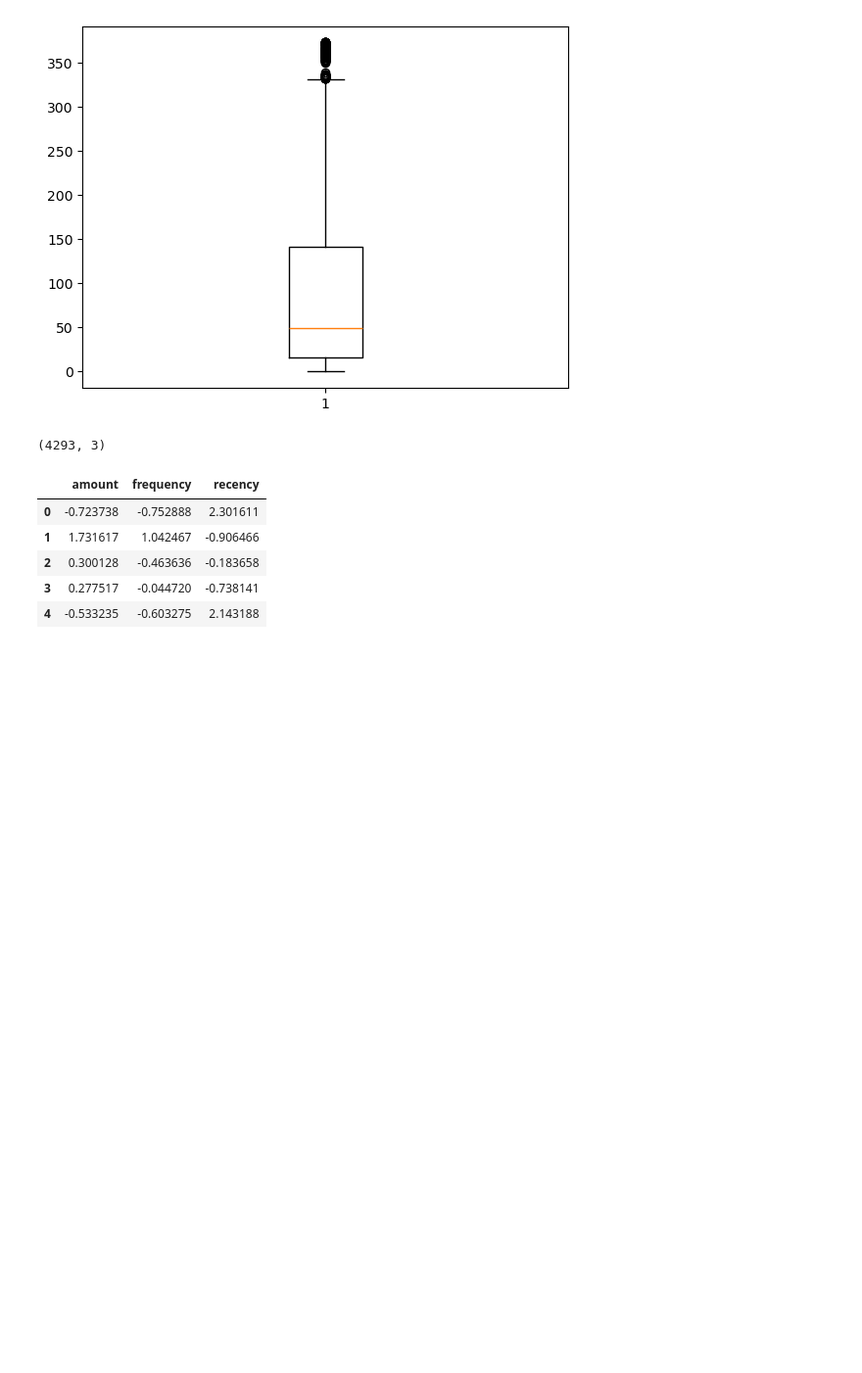
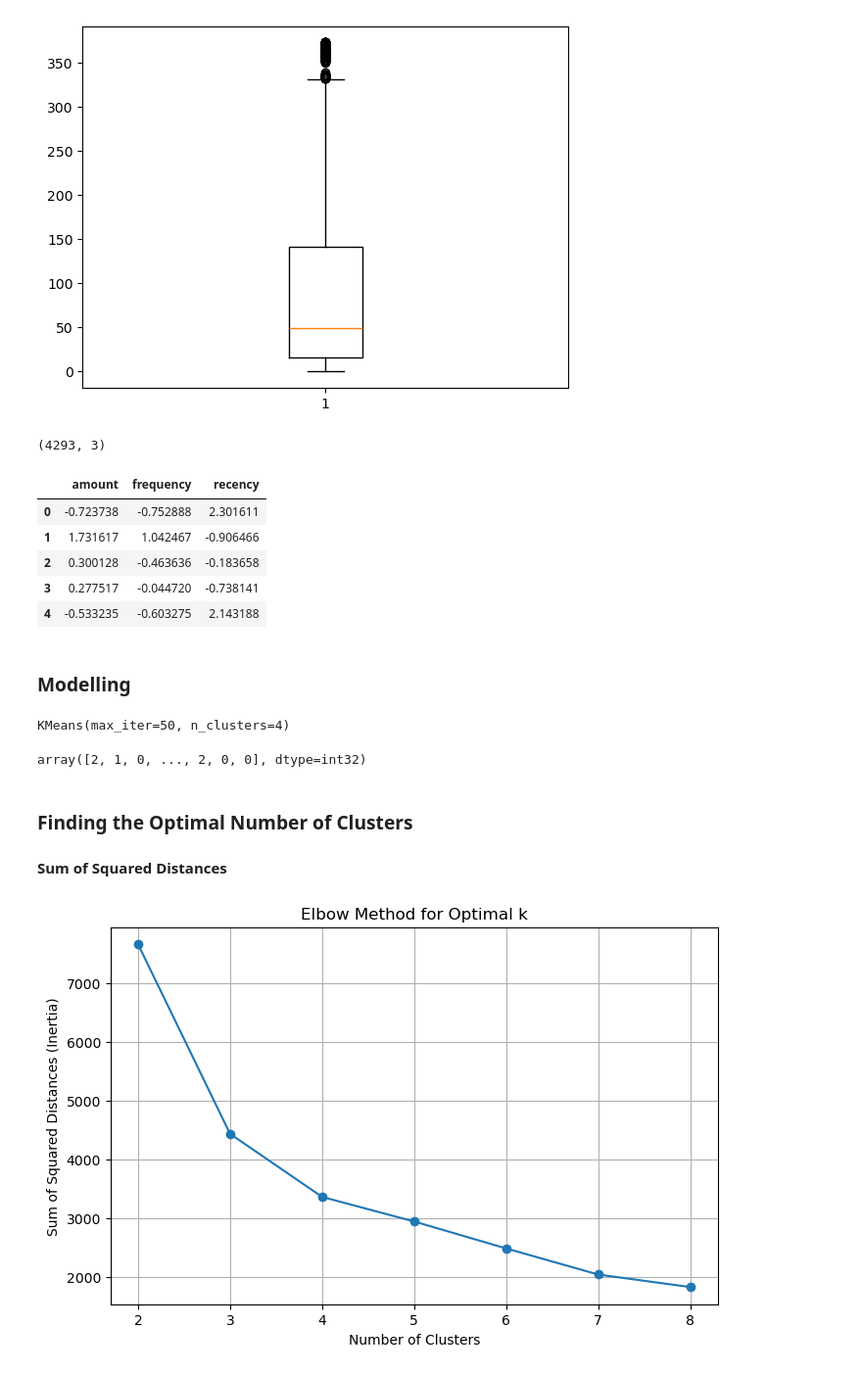
Before and after one commit to arvindchhabra/upgrad-Internship, a Jupyter notebook: Untitled.ipynb, the cells around one changed output. Shown at 98% size. Cells and saved outputs as stored; diff of their text form; code cells hidden in the pictures; blank space fills up the shorter version.

```diff
--- a/Untitled.ipynb
+++ b/Untitled.ipynb
@@ -319,3 +330,5 @@ rfm_df_scaled.head()
 | 2 | 0.300128 | -0.463636 | -0.183658 |
 | 3 | 0.277517 | -0.044720 | -0.738141 |
 | 4 | -0.533235 | -0.603275 | 2.143188 |
+# %% [markdown]
+### Modelling
@@ -321,0 +340,34 @@ rfm_df_scaled.head()
+# %%
+kmeans = KMeans(n_clusters=4, max_iter=50)
+kmeans.fit(rfm_df_scaled)
+# %% [output]
+KMeans(max_iter=50, n_clusters=4)
+# %%
+kmeans.labels_
+# %% [output]
+array([2, 1, 0, ..., 2, 0, 0], dtype=int32)
+# %% [markdown]
+### Finding the Optimal Number of Clusters
+#### Sum of Squared Distances
+# %%
+# elbow-curve/SSD
+ssd = []
+range_n_clusters = [2, 3, 4, 5, 6, 7, 8]
+for num_clusters in range_n_clusters:
+    kmeans = KMeans(n_clusters=num_clusters, max_iter=50)
+    kmeans.fit(rfm_df_scaled)
+
+    ssd.append(kmeans.inertia_)
+
+# plot the SSDs for each n_clusters
+# ssd
+plt.figure(figsize=(8, 5))
+plt.plot(range_n_clusters, ssd, marker='o')
+plt.title('Elbow Method for Optimal k')
+plt.xlabel('Number of Clusters')
+plt.ylabel('Sum of Squared Distances (Inertia)')
+plt.grid(True)
+plt.show()
+#plt.plot(ssd)
+# %% [output]
+[figure, added]
```
Also changed, not shown: parts of 29 cells of this notebook.
